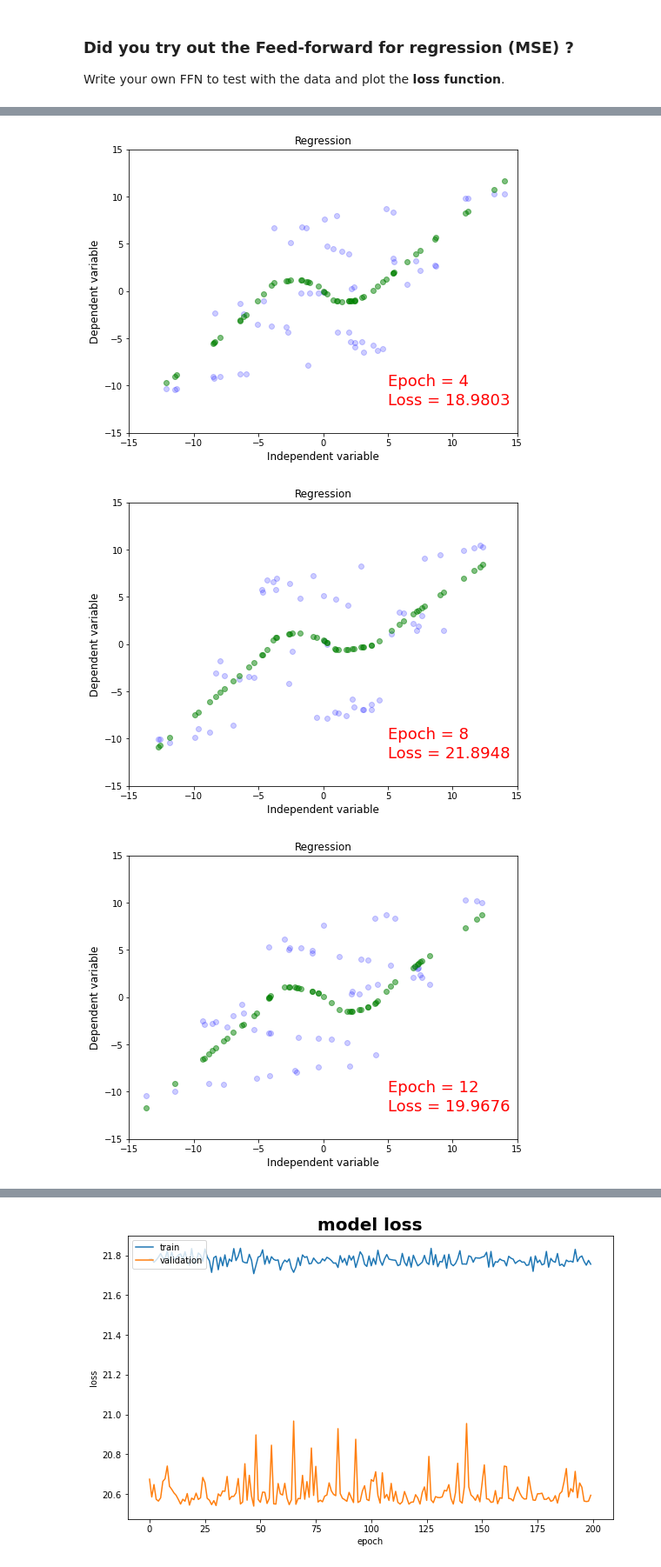
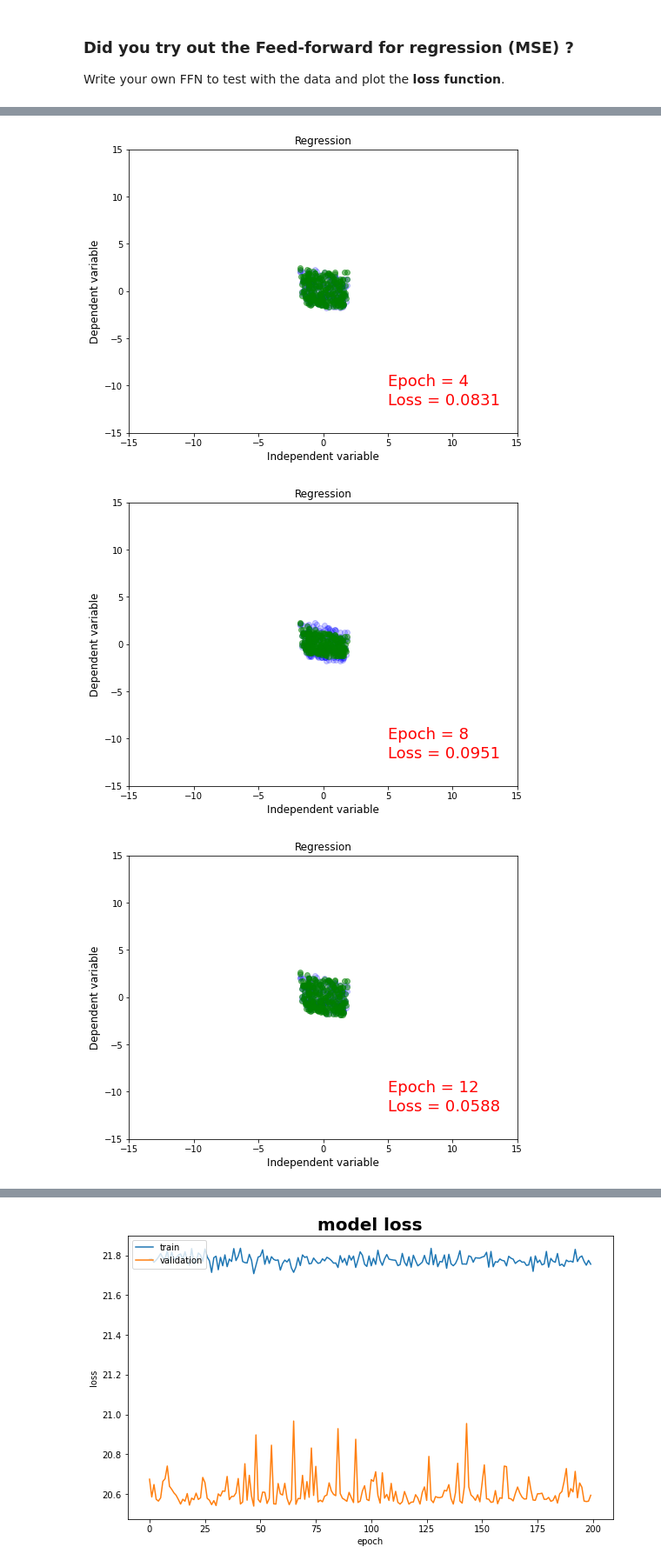
Before and after one commit to JackRio/mdn_hri, a Jupyter notebook: part2/HRI_Tutorial_impr.ipynb, the cells around one changed output, grey strips where cells are left out. Shown at 87% size. Cells and saved outputs as stored; diff of their text form; code cells hidden in the pictures.

```diff
--- a/part2/HRI_Tutorial_impr.ipynb
+++ b/part2/HRI_Tutorial_impr.ipynb
@@ -181,27 +187,23 @@ loader = DataLoader(
 # %%
 regression_net = torch.nn.Sequential(
-    nn.Linear(1, 200),
+    nn.Linear(2, 200),
     nn.LeakyReLU(),
     nn.Linear(200, 100),
     nn.LeakyReLU(),
-    nn.Linear(100, 1)
+    nn.Linear(100, 2)
 )
 
 optim = torch.optim.Adam(regression_net.parameters(), lr=0.01)
 loss = torch.nn.MSELoss()
 # %%
-def train_regression_model(loader, model):
+def train_regression_model(model):
     for epoch in range(max_epochs):
-        for step, (x, y) in enumerate(loader):
-            batch_x = Variable(x)
-            batch_y = Variable(y)
+        predictions = model(x_variable)
+        step_loss = loss(predictions, y_variable)
 
-            predictions = model(batch_x)
-            step_loss = loss(predictions, batch_y)
-
-            optim.zero_grad()
-            step_loss.backward()
-            optim.step()
+        optim.zero_grad()
+        step_loss.backward()
+        optim.step()
 
         if epoch % 4 == 0:
             # plot and show learning process
@@ -211,8 +213,8 @@ def train_regression_model(loader, model):
             ax.set_ylabel('Dependent variable', fontsize=12)
             ax.set_xlim(-15.0, 15.0)
             ax.set_ylim(-15.0, 15.0)
-            ax.scatter(batch_x.data.numpy(), batch_y.data.numpy(), color = "blue", alpha=0.2)
-            ax.scatter(batch_x.data.numpy(), predictions.data.numpy(), color='green', alpha=0.5)
+            ax.scatter(x_variable.data.numpy(), y_variable.data.numpy(), color = "blue", alpha=0.2)
+            ax.scatter(x_variable.data.numpy(), predictions.data.numpy(), color='green', alpha=0.5)
             ax.text(5.0, -10.0, 'Epoch = %d' % epoch,
                     fontdict={'size': 18, 'color':  'red'})
             ax.text(5.0, -12.0, 'Loss = %.4f' % step_loss.data.numpy(),
@@ -220,5 +222,5 @@ def train_regression_model(loader, model):
 
             mp.show()
 # %%
-train_regression_model(loader=loader, model=regression_net)
+train_regression_model(model=regression_net)
 # %% [output]
@@ -226,6 +228,6 @@ train_regression_model(loader=loader, model=regression_net)
-[figure, old version]
+[figure, new version]
-[figure, old version]
+[figure, new version]
-[figure, old version]
+[figure, new version]
 # %%
 # Plot final solution
 fig, ax = mp.subplots(figsize=(8,6))
```
Also changed, not shown: parts of 12 cells of this notebook, 10 other files.
